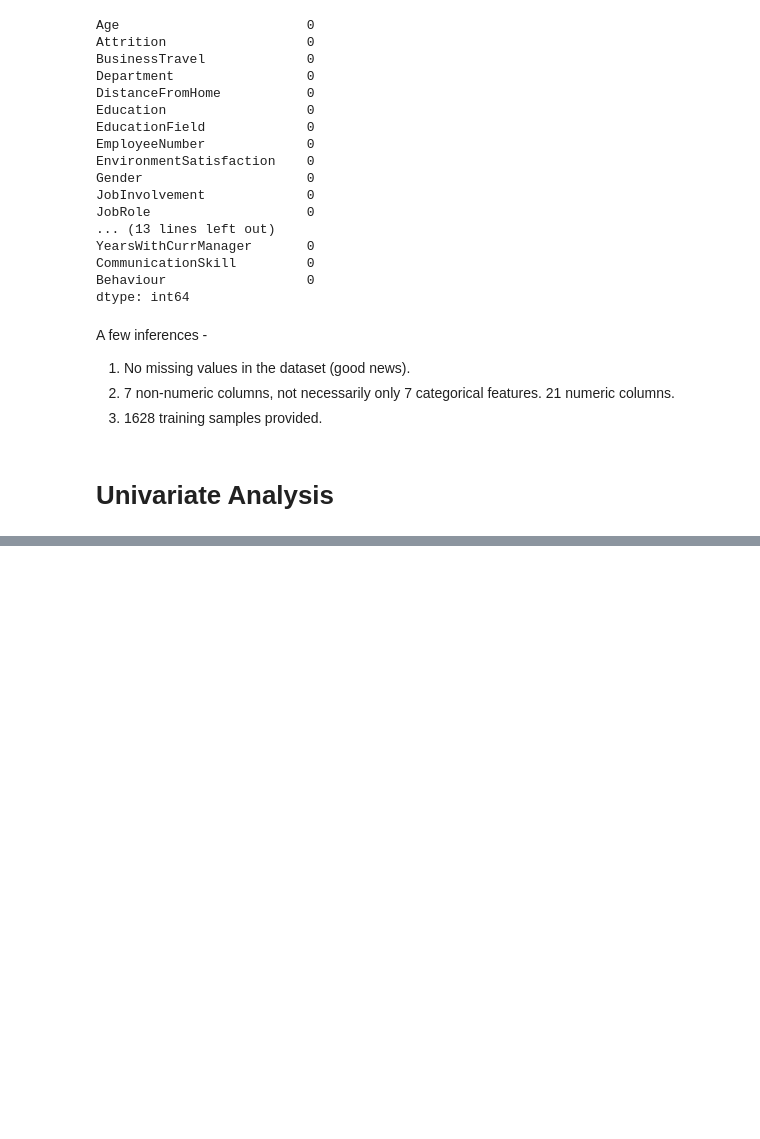
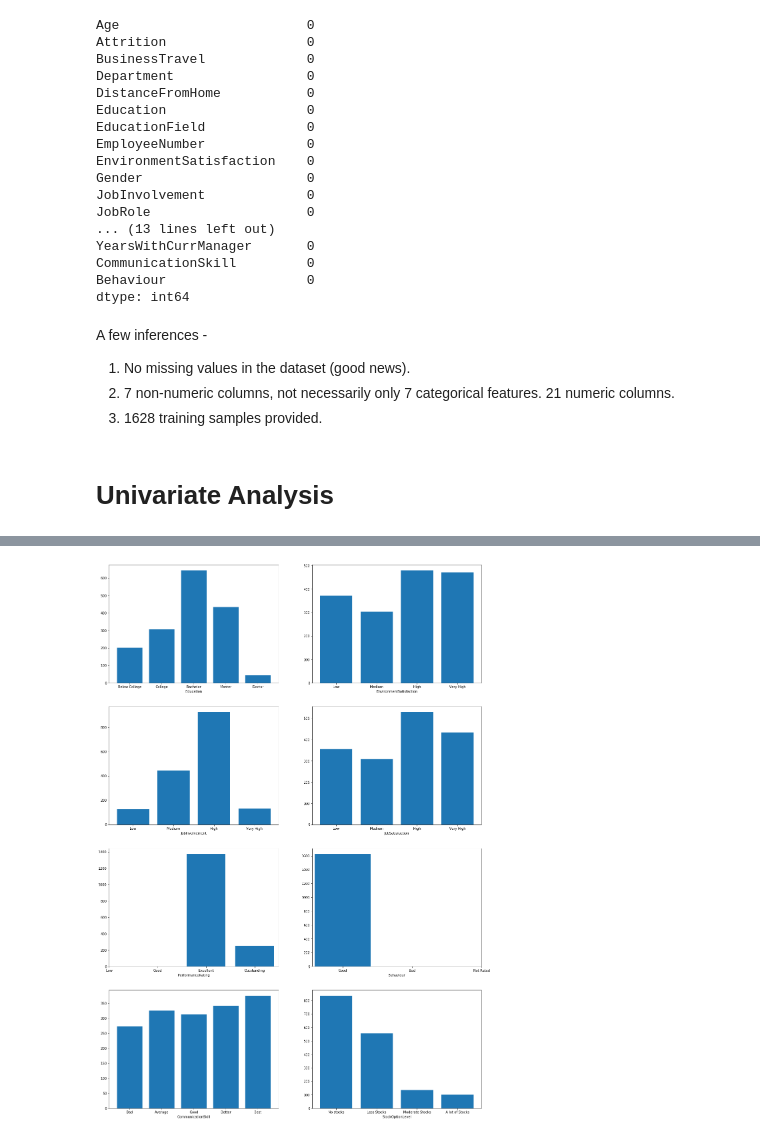
Before and after one commit to swaroop-nath/IBM-Employee-Attrition-Data-Analysis, a Jupyter notebook: eda_and_forecasting.ipynb, the cells around one changed output, grey strips where cells are left out. Saved outputs shown, nothing was run; the diff lists cells and outputs as text; code cells hidden in the pictures; blank space fills up the shorter version.

```diff
--- a/eda_and_forecasting.ipynb
+++ b/eda_and_forecasting.ipynb
@@ -151,2 +95,0 @@ numeric_predictors
-# %%
-numeric_data = dataset.loc[:, dataset.dtypes != object]
@@ -473,0 +130,25 @@ On plotting it in a segregated fashion, it can be seen that a higher fraction of
+# %%
+ordinal_value_mappers = {'Education': {1: 'Below College', 2: 'College', 3: 'Bachelor', 4: 'Master', 5: 'Doctor'},
+                        'EnvironmentSatisfaction': {1: 'Low', 2: 'Medium', 3: 'High', 4: 'Very High'},
+                        'JobInvolvement': {1: 'Low', 2: 'Medium', 3: 'High', 4: 'Very High'},
+                        'JobSatisfaction': {1: 'Low', 2: 'Medium', 3: 'High', 4: 'Very High'},
+                        'PerformanceRating': {1: 'Low', 2: 'Good', 3: 'Excellent', 4: 'Outstanding'},
+                        'Behaviour': {1: 'Good', 2: 'Bad', 3: 'Not Rated'},
+                        'CommunicationSkill': {1: 'Bad', 2: 'Average', 3: 'Good', 4: 'Better', 5: 'Best'},
+                        'StockOptionLevel': {0: 'No stocks', 1: 'Less Stocks', 2: 'Moderate Stocks', 3: 'A lot of Stocks'}}
+
+rows = int(len(ordinal_predictors) / 2)
+fig, axes = plt.subplots(nrows = rows, ncols = 2, figsize = (20, 30))
+pointer = 0
+for row in range(rows):
+    for col in range(2):
+        if pointer < len(ordinal_predictors):
+            frequency = dict(numeric_data[ordinal_predictors[pointer]].value_counts())
+            tick_mapper = ordinal_value_mappers[ordinal_predictors[pointer]]
+            axes[row,col].bar(list(frequency.keys()), list(frequency.values()))
+            axes[row,col].set_xticks(list(tick_mapper.keys()))
+            axes[row,col].set_xticklabels(list(tick_mapper.values()))
+            axes[row,col].set_xlabel(ordinal_predictors[pointer])
+        pointer += 1
+# %% [output]
+[figure, added]
```
Also changed, not shown: parts of 91 cells of this notebook.
